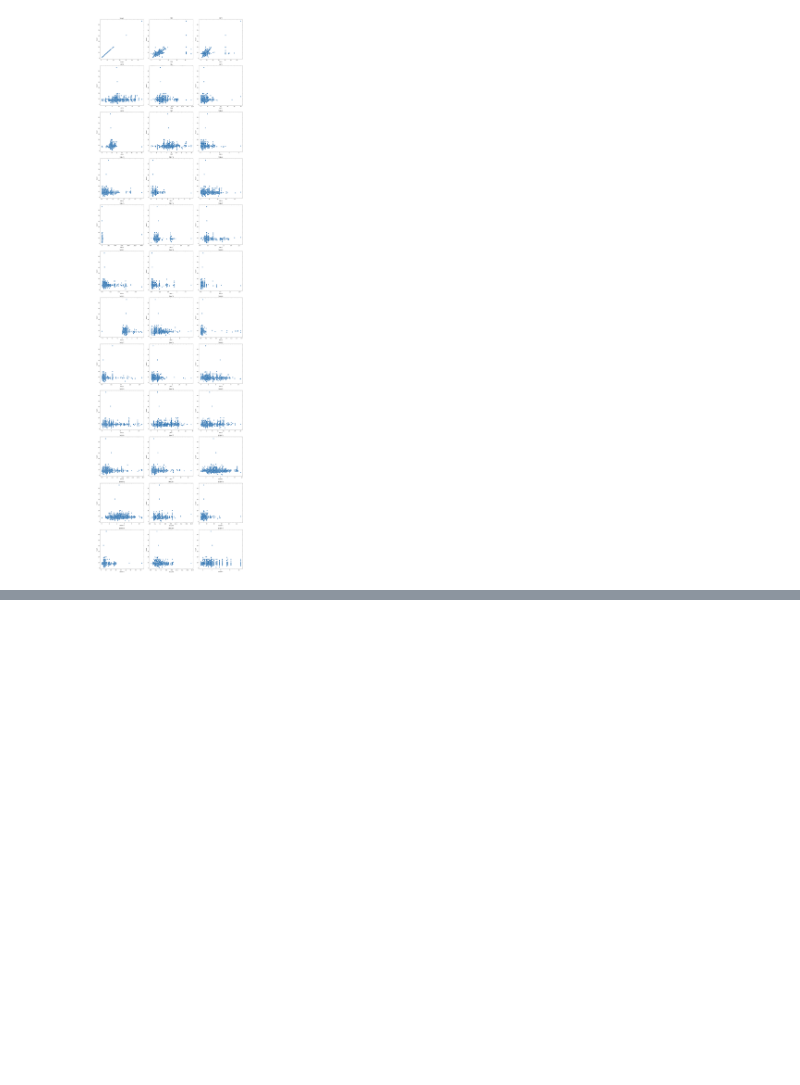
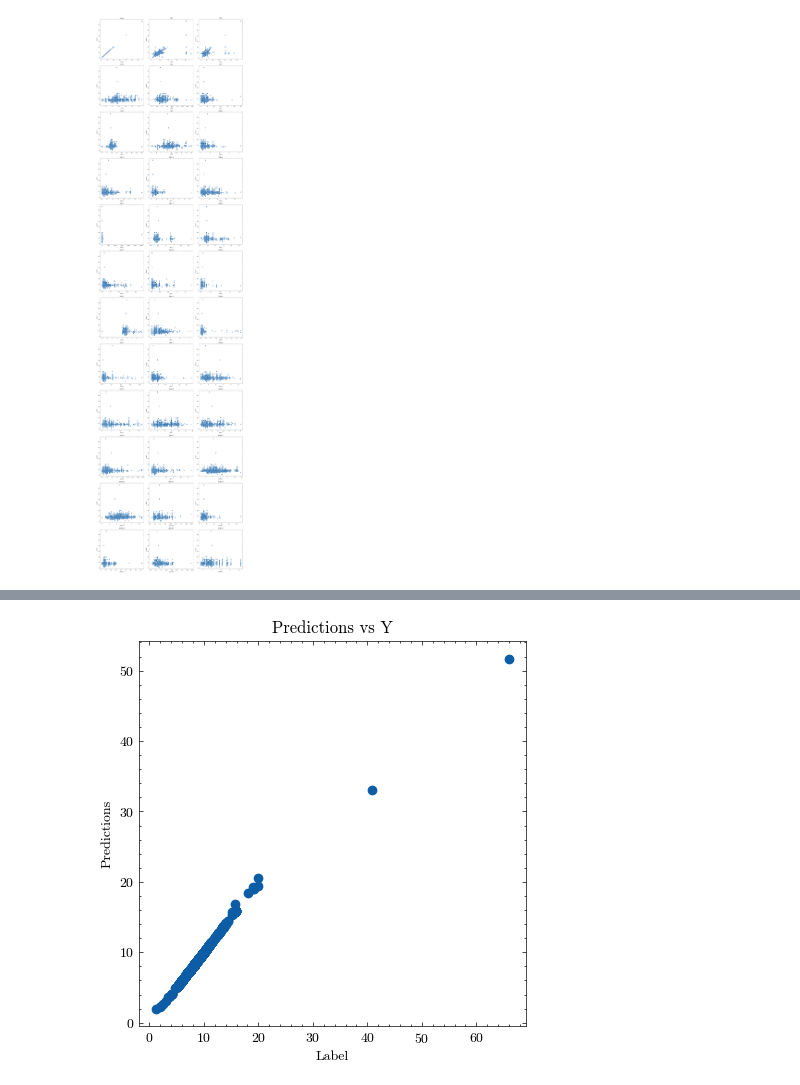
Before and after one commit to jfblanchard/s3e21, a Jupyter notebook: s3e21_local.ipynb, the cells around one changed output, grey strips where cells are left out. Drawn from its saved outputs; the diff is of its cells as text; code cells hidden in the pictures; blank space fills up the shorter version.

```diff
--- a/s3e21_local.ipynb
+++ b/s3e21_local.ipynb
@@ -127,0 +200,9 @@ for i,col in enumerate(features):
+# %%
+    # predictions vs actual
+plt.figure(figsize=(5,5))
+plt.scatter(x=ss.target,y=preds)
+plt.xlabel('Label')
+plt.ylabel('Predictions')
+plt.title('Predictions vs Y');
+# %% [output]
+[figure, added]
```
Also changed, not shown: parts of 10 cells of this notebook.
